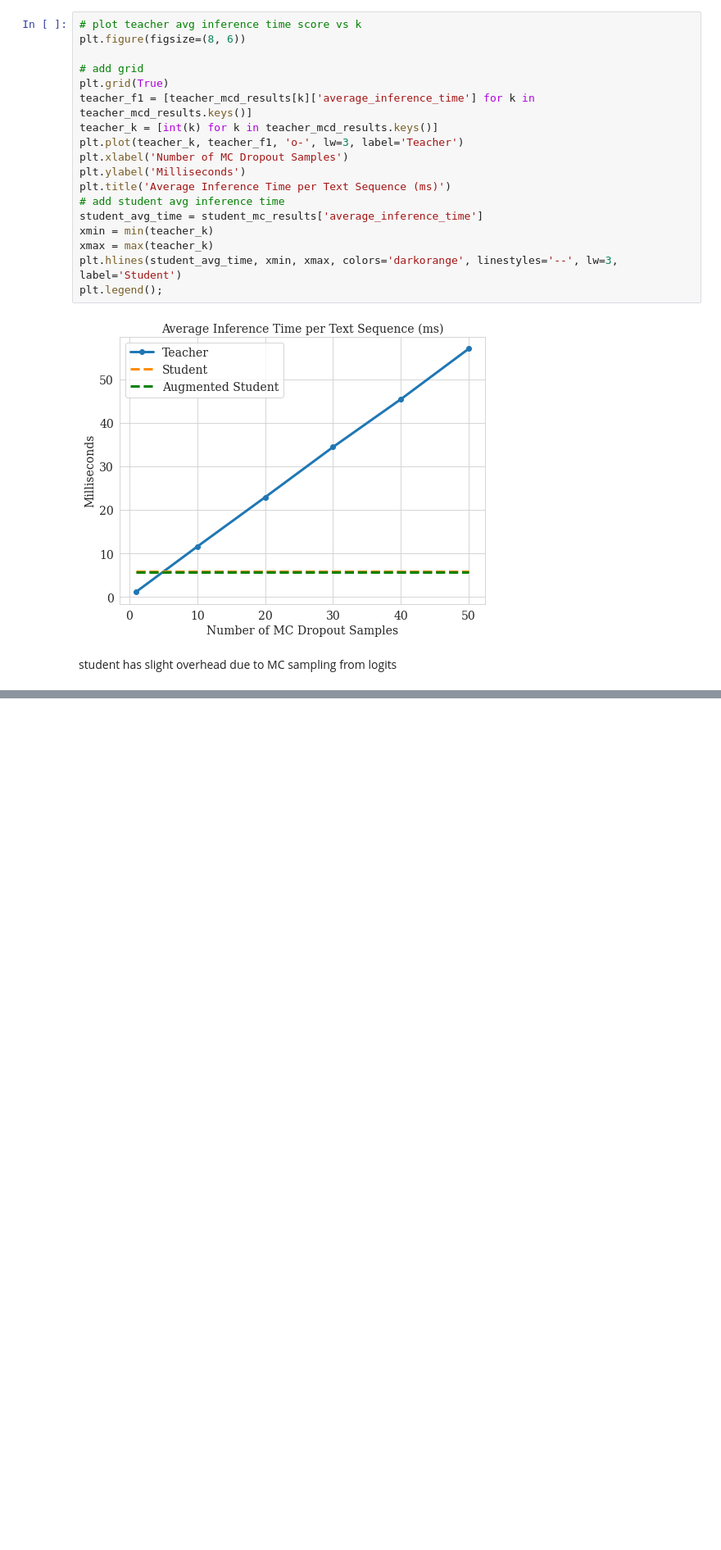
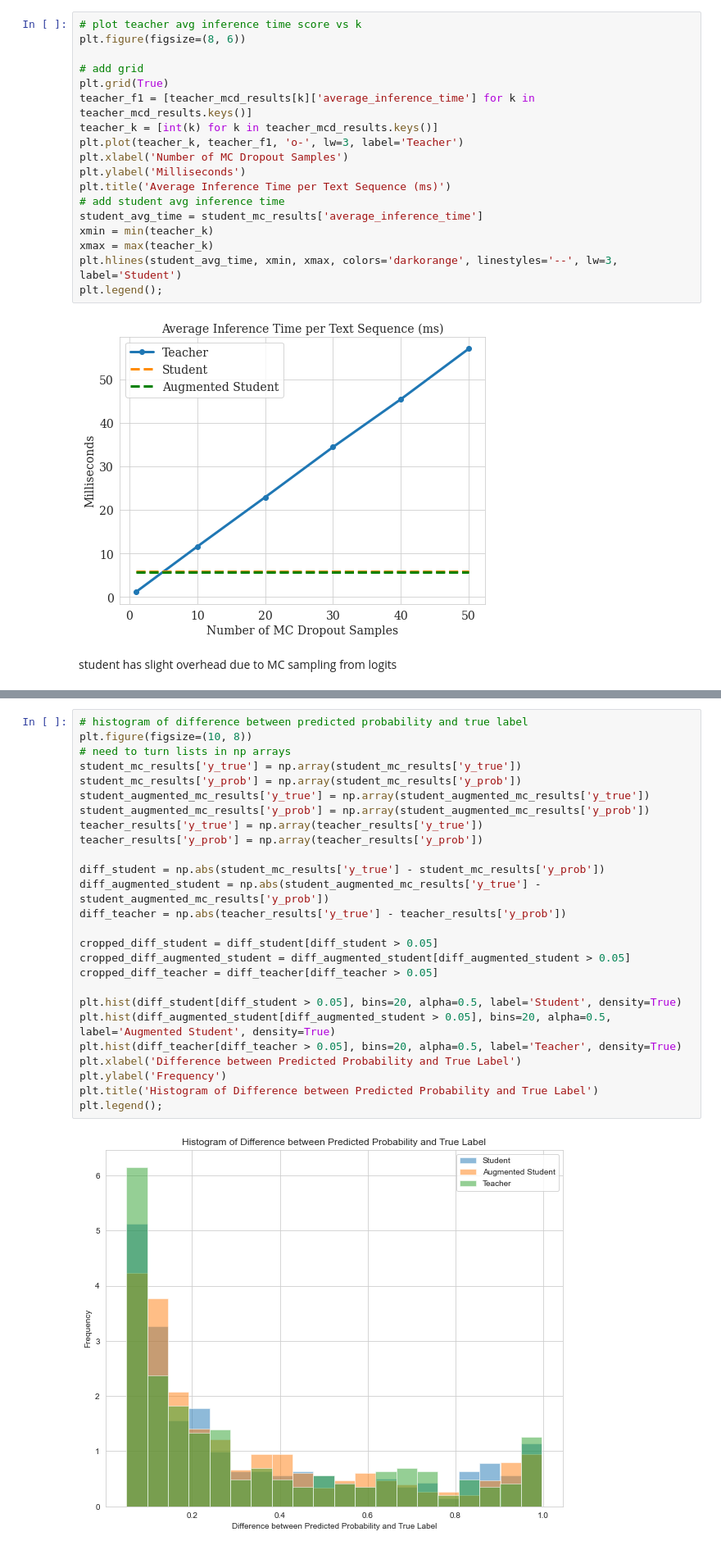
Before and after one commit to jsonnenburg/real-time-uncertainty-text-classification, a Jupyter notebook: analysis/teacher_student_MCD_performance.ipynb, the cells around one changed output, grey strips where cells are left out. Shown at 82% size. Cells and saved outputs as stored; diff of their text form; blank space fills up the shorter version.

```diff
--- a/analysis/teacher_student_MCD_performance.ipynb
+++ b/analysis/teacher_student_MCD_performance.ipynb
@@ -157,0 +209,28 @@ student has slight overhead due to MC sampling from logits
+# %%
+# histogram of difference between predicted probability and true label
+plt.figure(figsize=(10, 8))
+# need to turn lists in np arrays
+student_mc_results['y_true'] = np.array(student_mc_results['y_true'])
+student_mc_results['y_prob'] = np.array(student_mc_results['y_prob'])
+student_augmented_mc_results['y_true'] = np.array(student_augmented_mc_results['y_true'])
+student_augmented_mc_results['y_prob'] = np.array(student_augmented_mc_results['y_prob'])
+teacher_results['y_true'] = np.array(teacher_results['y_true'])
+teacher_results['y_prob'] = np.array(teacher_results['y_prob'])
+
+diff_student = np.abs(student_mc_results['y_true'] - student_mc_results['y_prob'])
+diff_augmented_student = np.abs(student_augmented_mc_results['y_true'] - student_augmented_mc_results['y_prob'])
+diff_teacher = np.abs(teacher_results['y_true'] - teacher_results['y_prob'])
+
+cropped_diff_student = diff_student[diff_student > 0.05]
+cropped_diff_augmented_student = diff_augmented_student[diff_augmented_student > 0.05]
+cropped_diff_teacher = diff_teacher[diff_teacher > 0.05]
+
+plt.hist(diff_student[diff_student > 0.05], bins=20, alpha=0.5, label='Student', density=True)
+plt.hist(diff_augmented_student[diff_augmented_student > 0.05], bins=20, alpha=0.5, label='Augmented Student', density=True)
+plt.hist(diff_teacher[diff_teacher > 0.05], bins=20, alpha=0.5, label='Teacher', density=True)
+plt.xlabel('Difference between Predicted Probability and True Label')
+plt.ylabel('Frequency')
+plt.title('Histogram of Difference between Predicted Probability and True Label')
+plt.legend();
+# %% [output]
+[figure, added]
```
Also changed, not shown: parts of 11 cells of this notebook, 1 other file.
